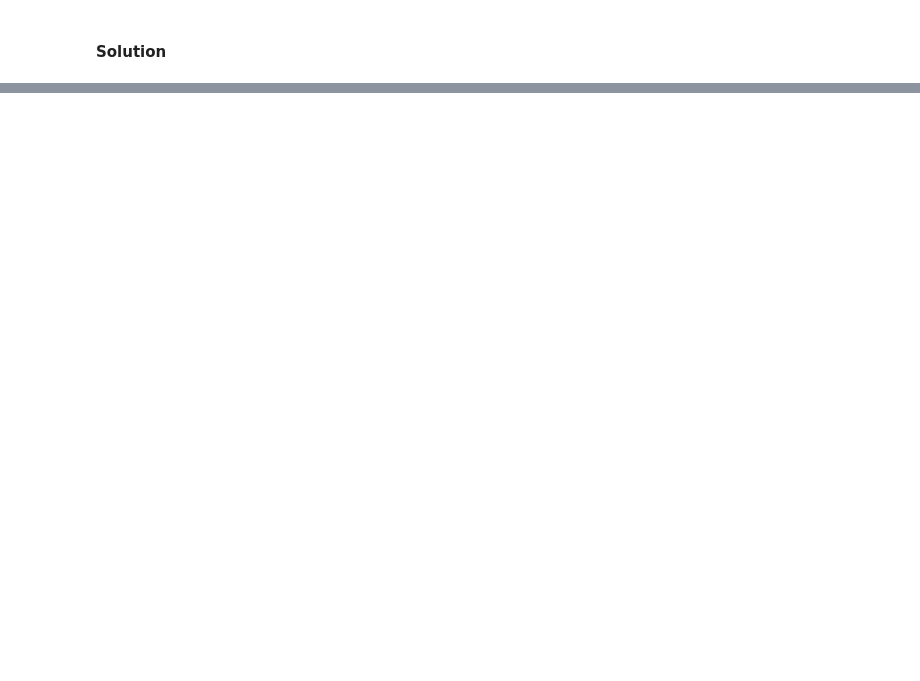
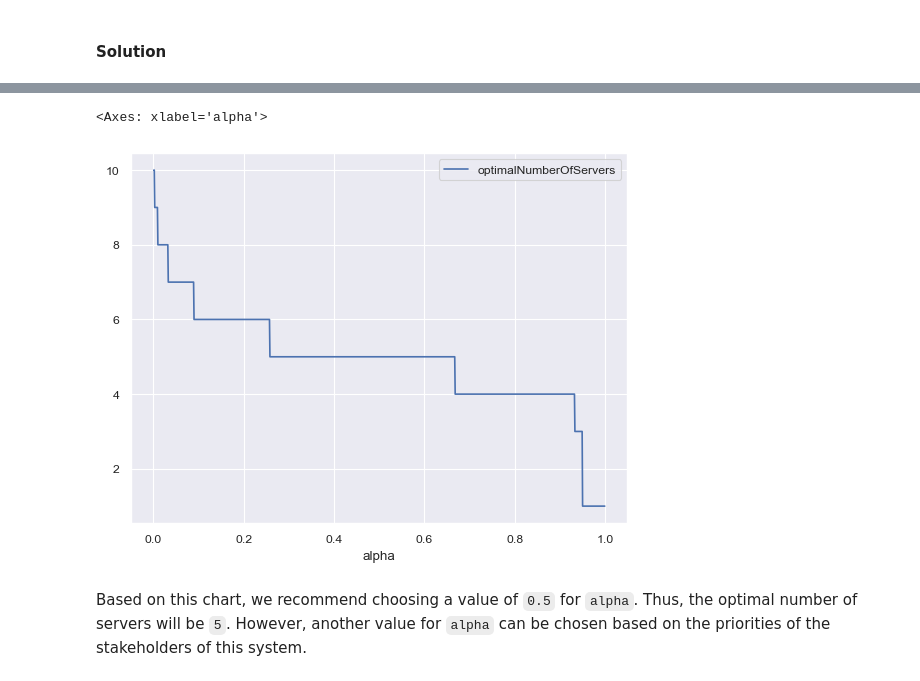
Before and after one commit to Hawmex/aut_principles_of_simulation, a Jupyter notebook: Class Assignments/assignment1_answer.ipynb, the cells around one changed output, grey strips where cells are left out. Saved outputs shown, nothing was run; the diff lists cells and outputs as text; code cells hidden in the pictures; blank space fills up the shorter version.

```diff
--- a/Class Assignments/assignment1_answer.ipynb
+++ b/Class Assignments/assignment1_answer.ipynb
@@ -499,0 +578,10 @@ sns.lineplot(df)
+# %%
+sns.set_theme("paper")
+sns.lineplot(optimalNumbersOfServersDf)
+# %% [output]
+<Axes: xlabel='alpha'>
+[figure, added]
+# %% [markdown]
+Based on this chart, we recommend choosing a value of `0.5` for `alpha`. Thus,
+the optimal number of servers will be `5`. However, another value for `alpha`
+can be chosen based on the priorities of the stakeholders of this system.
```
Also changed, not shown: parts of 15 cells of this notebook, 1 other file.
